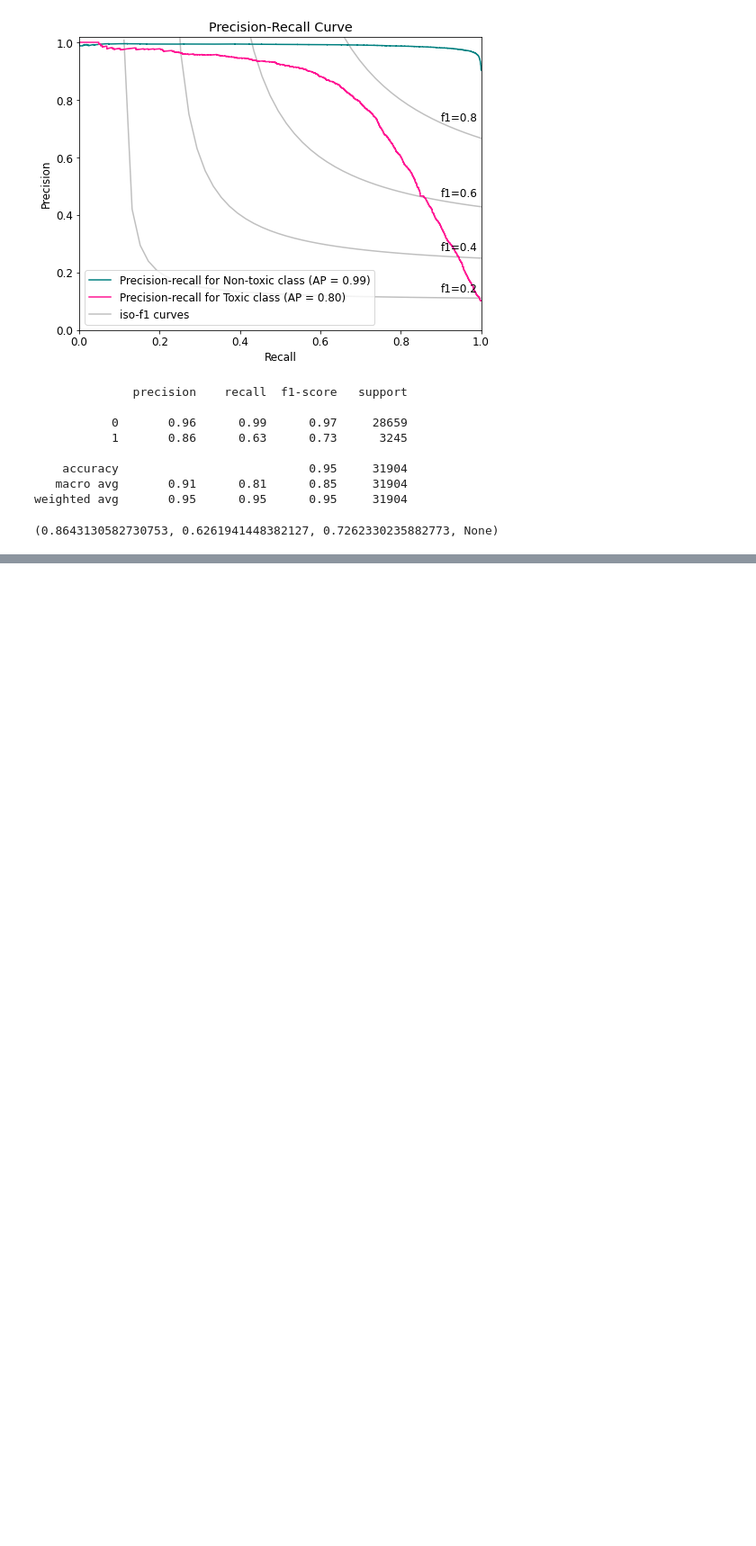
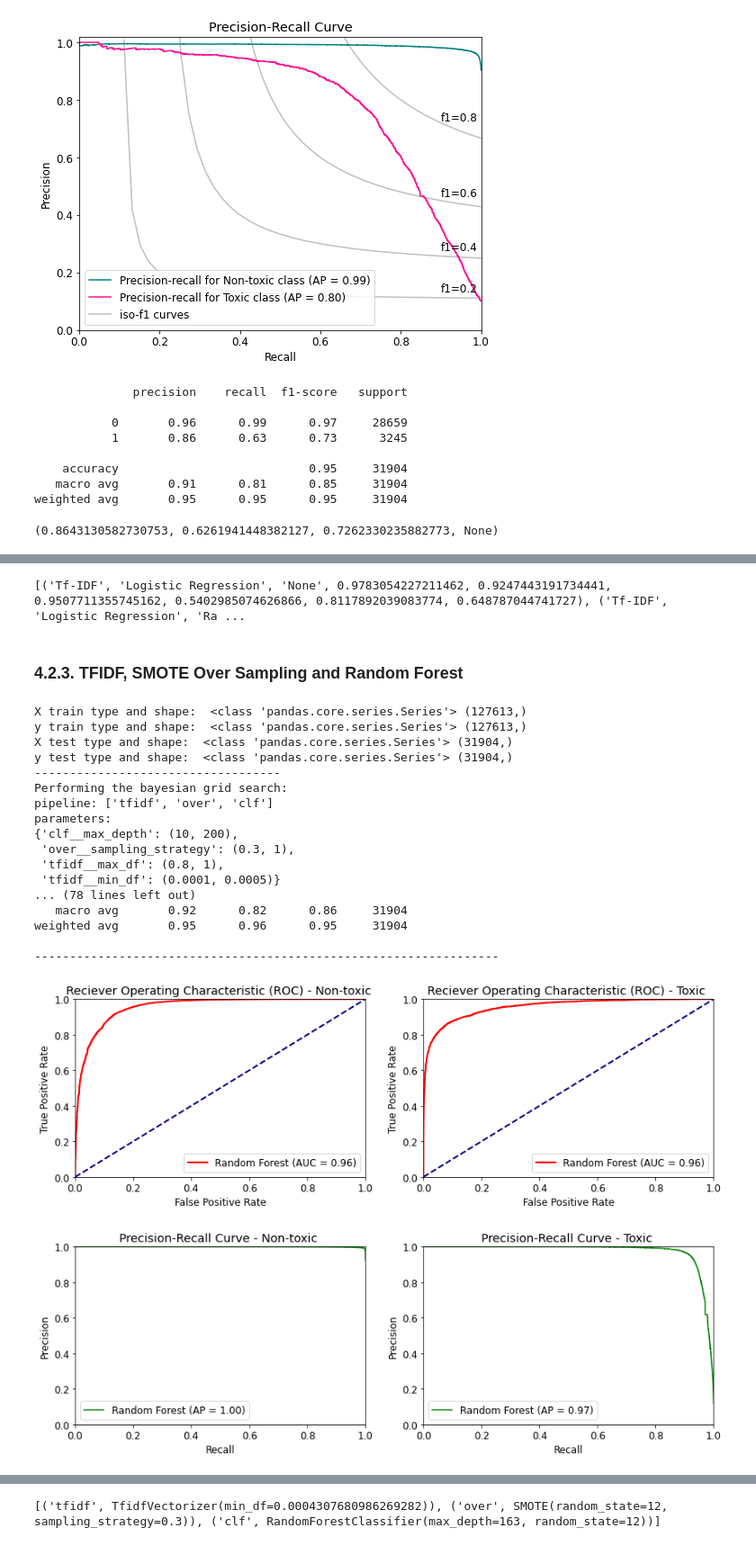
Before and after one commit to TechLadyZ/Springboard-Data-Science-Immerse-Program, a Jupyter notebook: Capstone_Project_2/Notebooks/03-2-Modeling-ClassificationAlgorithms.ipynb, the cells around one changed output, grey strips where cells are left out. Shown at 90% size. Drawn from its saved outputs; the diff is of its cells as text; code cells hidden in the pictures; blank space fills up the shorter version.

```diff
--- a/Capstone_Project_2/Notebooks/03-2-Modeling-ClassificationAlgorithms.ipynb
+++ b/Capstone_Project_2/Notebooks/03-2-Modeling-ClassificationAlgorithms.ipynb
@@ -1061,0 +1021,58 @@ print(best_estimator_LR2)
+# %%
+Test_Evaluation_Results.append(('Tf-IDF', 'Random Forest', 'Random Over Sampling', \
+                               prec0_RF2, recall0_RF2, fscore0_RF2, prec1_RF2, recall1_RF2, fscore1_RF2))
+
+print(Test_Evaluation_Results)
+# %% [output]
+[('Tf-IDF', 'Logistic Regression', 'None', 0.9783054227211462, 0.9247443191734441, 0.9507711355745162, 0.5402985074626866, 0.8117892039083774, 0.648787044741727), ('Tf-IDF', 'Logistic Regression', 'Ra ...
+# %% [markdown]
+### 4.2.3. TFIDF, SMOTE Over Sampling and Random Forest
+# %%
+pipeline = imbpipeline([('tfidf', TfidfVectorizer()),
+                     ('over', SMOTE(random_state=12)),
+                     ('clf', RandomForestClassifier(random_state=12))])
+
+parameters = {
+    'tfidf__max_df': (0.8, 1),
+    'tfidf__min_df': (0.0001, 0.0005),
+#     'tfidf__norm': ('l1', 'l2'),
+#     'tfidf__use_idf': (True, False),
+#     'tfidf__smooth_idf': (True, False),
+#     'tfidf__sublinear_tf': (True, False),
+#    'clf__n_estimators': (50,200),
+    'clf__max_depth': (10, 1000),
+#     'clf__min_samples_split': (0.01,0.3),
+#     'clf__max_features': ("sqrt", "log2"),
+    'over__sampling_strategy': (0.3,1),
+#     'over__k_neighbors': (2,10)
+
+}
+
+cv = StratifiedKFold(n_splits=3, shuffle=True, random_state=12)
+
+best_estimator_RF3 = bayessearchcv(
+                      pipeline=pipeline, param_grid=parameters, scoring='f1', cv=cv,
+                      n_iter=50, n_jobs=5, classifier_name='Random Forest',
+                        X_train=X_train, y_train=y_train, X_test=X_test, y_test=y_test)
+
+print(best_estimator_RF3)
+# %% [output]
+X train type and shape:  <class 'pandas.core.series.Series'> (127613,)
+y train type and shape:  <class 'pandas.core.series.Series'> (127613,)
+X test type and shape:  <class 'pandas.core.series.Series'> (31904,)
+y test type and shape:  <class 'pandas.core.series.Series'> (31904,)
+-----------------------------------
+Performing the bayesian grid search:
+pipeline: ['tfidf', 'over', 'clf']
+parameters:
+{'clf__max_depth': (10, 200),
+ 'over__sampling_strategy': (0.3, 1),
+ 'tfidf__max_df': (0.8, 1),
+ 'tfidf__min_df': (0.0001, 0.0005)}
+... (78 lines left out)
+   macro avg       0.92      0.82      0.86     31904
+weighted avg       0.95      0.96      0.95     31904
+
+------------------------------------------------------------------
+[figure, added]
+[figure, added]
@@ -1061,0 +1080 @@ print(best_estimator_LR2)
+[('tfidf', TfidfVectorizer(min_df=0.0004307680986269282)), ('over', SMOTE(random_state=12, sampling_strategy=0.3)), ('clf', RandomForestClassifier(max_depth=163, random_state=12))]
```
Also changed, not shown: parts of 93 cells of this notebook.
